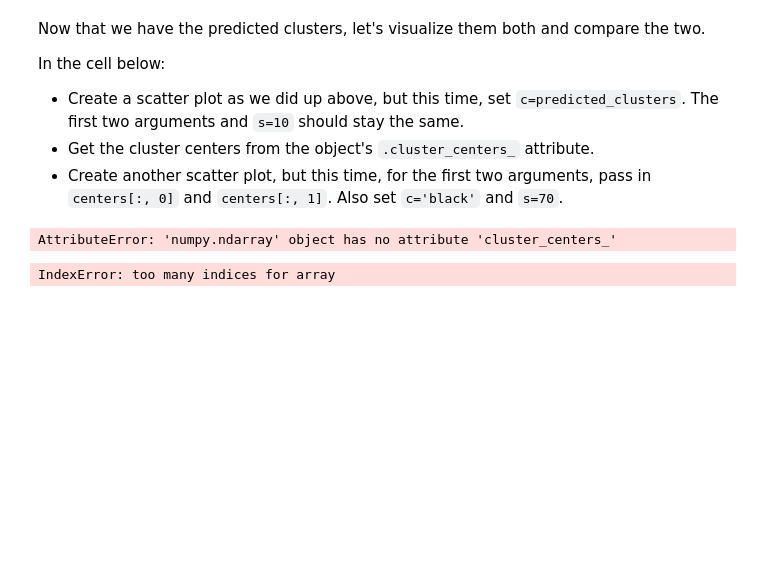
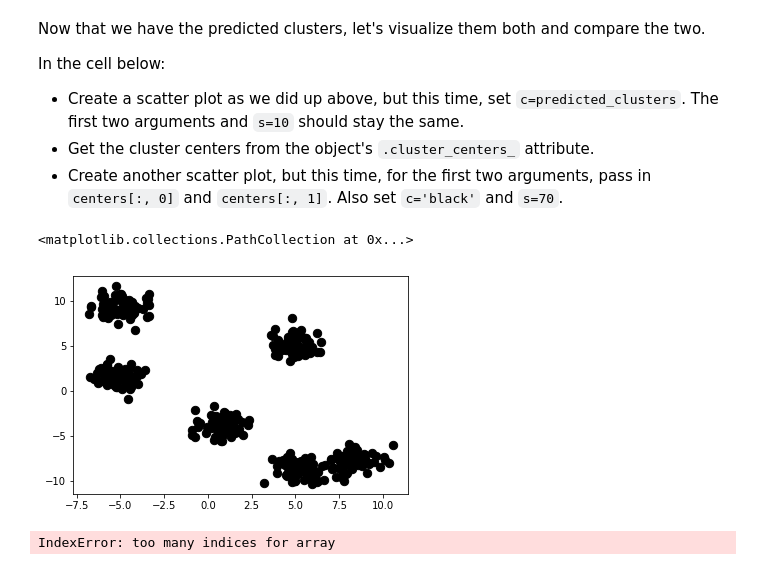
Before and after one commit to agaujean9/dsc-3-35-04-k-means-clustering-lab-nyc-ds-career-012819, a Jupyter notebook: index.ipynb, the cells around one changed output. Cells and saved outputs as stored; diff of their text form; code cells hidden in the pictures; blank space fills up the shorter version.

```diff
--- a/index.ipynb
+++ b/index.ipynb
@@ -87,10 +87,11 @@ In the cell below:
 * Get the cluster centers from the object's `.cluster_centers_` attribute.
 * Create another scatter plot, but this time, for the first two arguments, pass in `centers[:, 0]` and `centers[:, 1]`. Also set `c='black'` and `s=70`.
 # %%
-centers = predicted_clusters.cluster_centers_
+centers = predicted_clusters
 plt.scatter(X[:, 0], X[:, 1], c='black', s=70)
 # %% [output]
-AttributeError: 'numpy.ndarray' object has no attribute 'cluster_centers_'
+<matplotlib.collections.PathCollection at 0x...>
+[figure, added]
 # %%
 plt.scatter(centers[:, 0], centers[:, 1], c=black, s=70)
 # %% [output]
```
